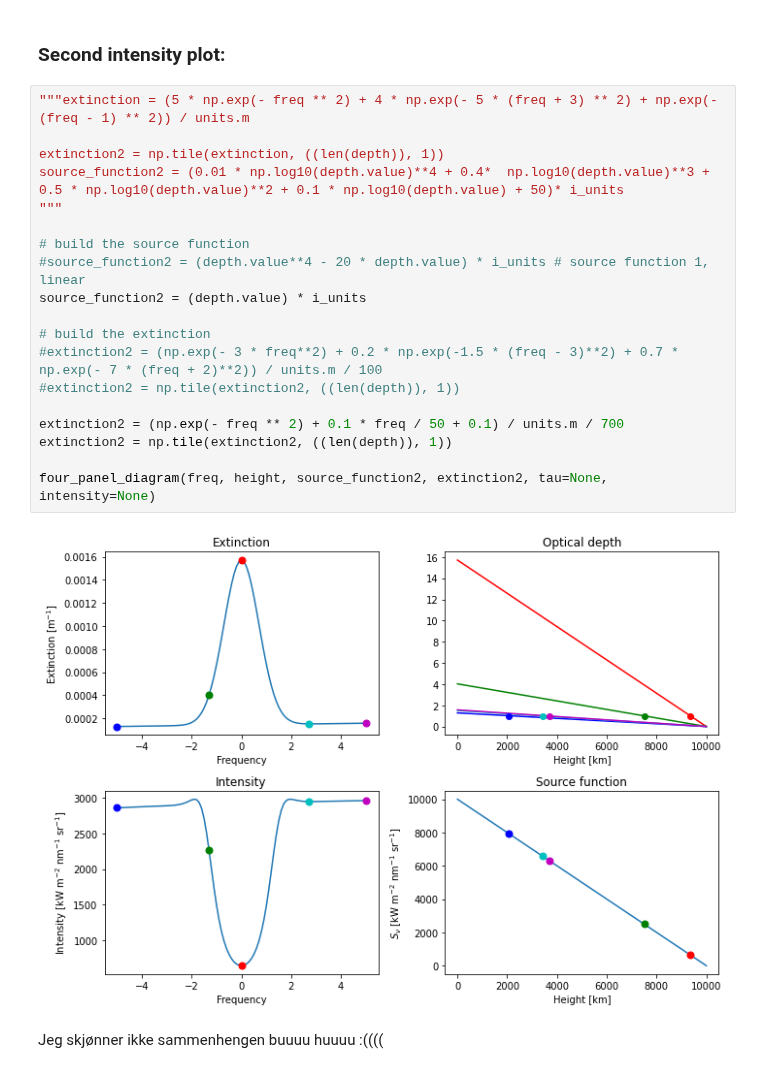
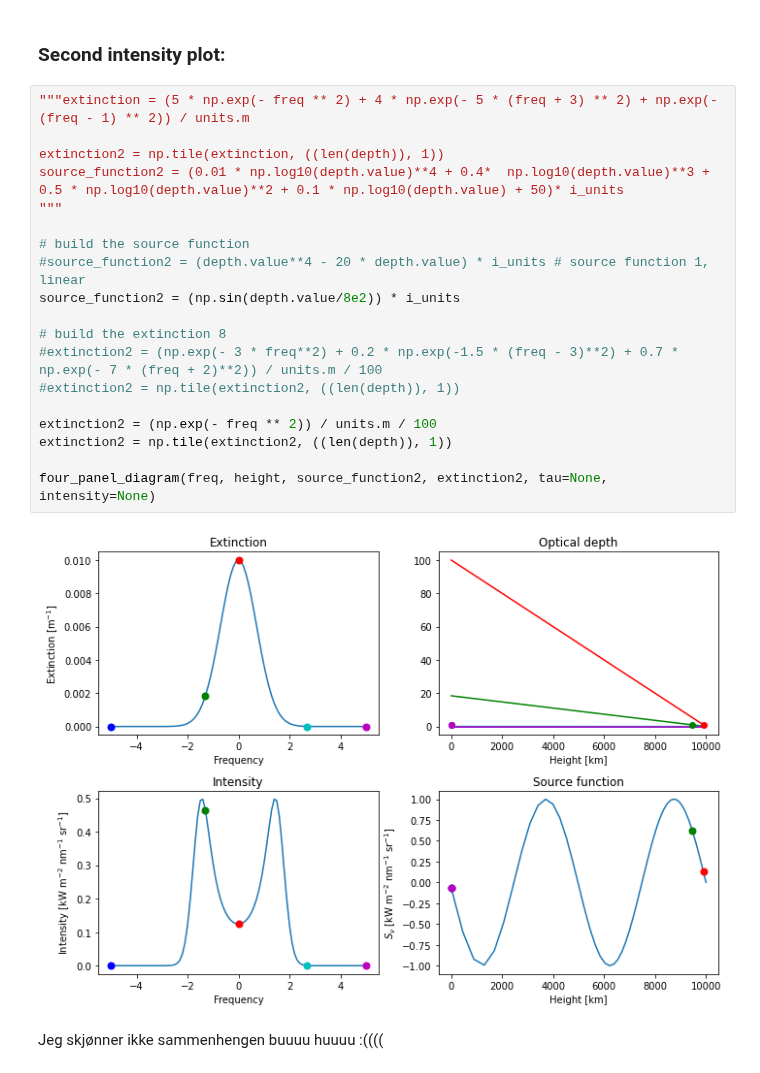
Before and after one commit to Rachelstiansen/AST4310, a Jupyter notebook: project work/project1/project1_student.ipynb, the cells around one changed output. Saved outputs shown, nothing was run; the diff lists cells and outputs as text.

```diff
--- a/project work/project1/project1_student.ipynb
+++ b/project work/project1/project1_student.ipynb
@@ -146,24 +146,24 @@ From here we tweaked the parameters to resemble the figure as much as possible.
 # %%
 """extinction = (5 * np.exp(- freq ** 2) + 4 * np.exp(- 5 * (freq + 3) ** 2) + np.exp(- (freq - 1) ** 2)) / units.m
 
 extinction2 = np.tile(extinction, ((len(depth)), 1))
 source_function2 = (0.01 * np.log10(depth.value)**4 + 0.4*  np.log10(depth.value)**3 + 0.5 * np.log10(depth.value)**2 + 0.1 * np.log10(depth.value) + 50)* i_units
 """
 
 # build the source function
 #source_function2 = (depth.value**4 - 20 * depth.value) * i_units # source function 1, linear
-source_function2 = (depth.value) * i_units
+source_function2 = (np.sin(depth.value/8e2)) * i_units
 
-# build the extinction
+# build the extinction 8
 #extinction2 = (np.exp(- 3 * freq**2) + 0.2 * np.exp(-1.5 * (freq - 3)**2) + 0.7 * np.exp(- 7 * (freq + 2)**2)) / units.m / 100
 #extinction2 = np.tile(extinction2, ((len(depth)), 1))
 
-extinction2 = (np.exp(- freq ** 2) + 0.1 * freq / 50 + 0.1) / units.m / 700
+extinction2 = (np.exp(- freq ** 2)) / units.m / 100
 extinction2 = np.tile(extinction2, ((len(depth)), 1))
 
 four_panel_diagram(freq, height, source_function2, extinction2, tau=None, intensity=None)
 # %% [output]
-[figure, old version]
+[figure, new version]
 # %% [markdown]
 Jeg skjønner ikke sammenhengen buuuu huuuu :((((
 # %% [markdown]
```
Also changed, not shown: parts of 1 cell of this notebook.
